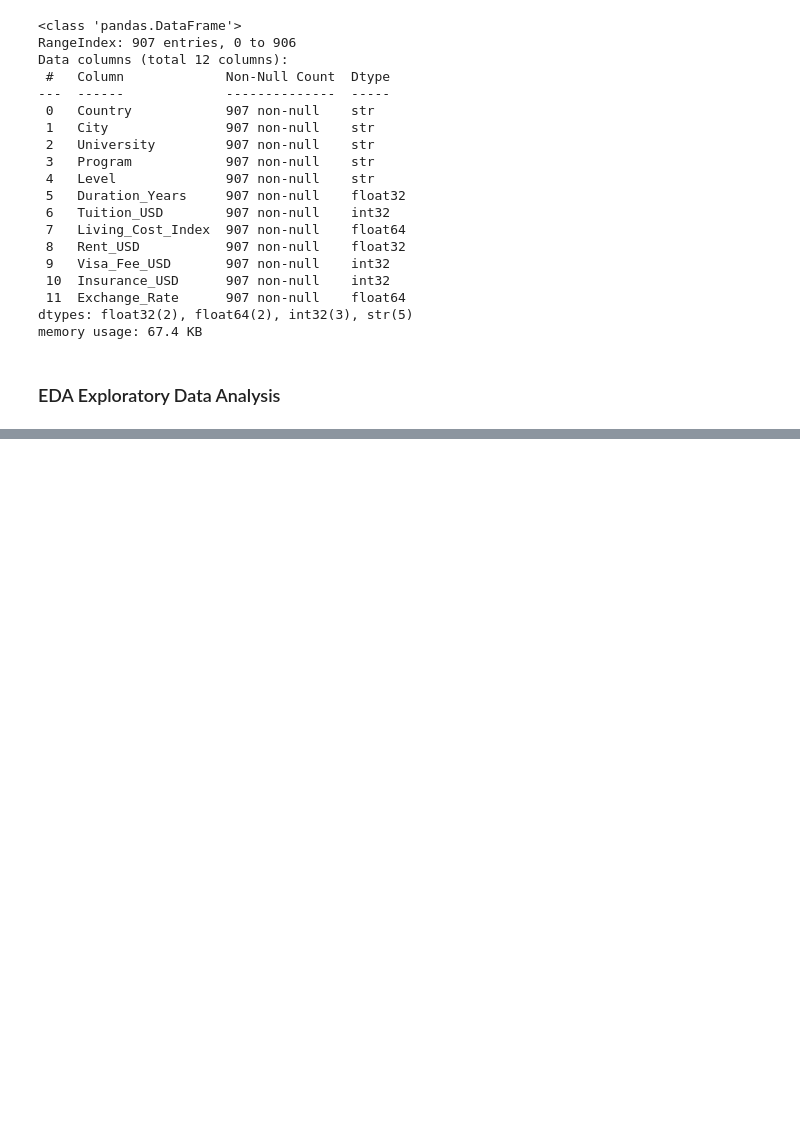
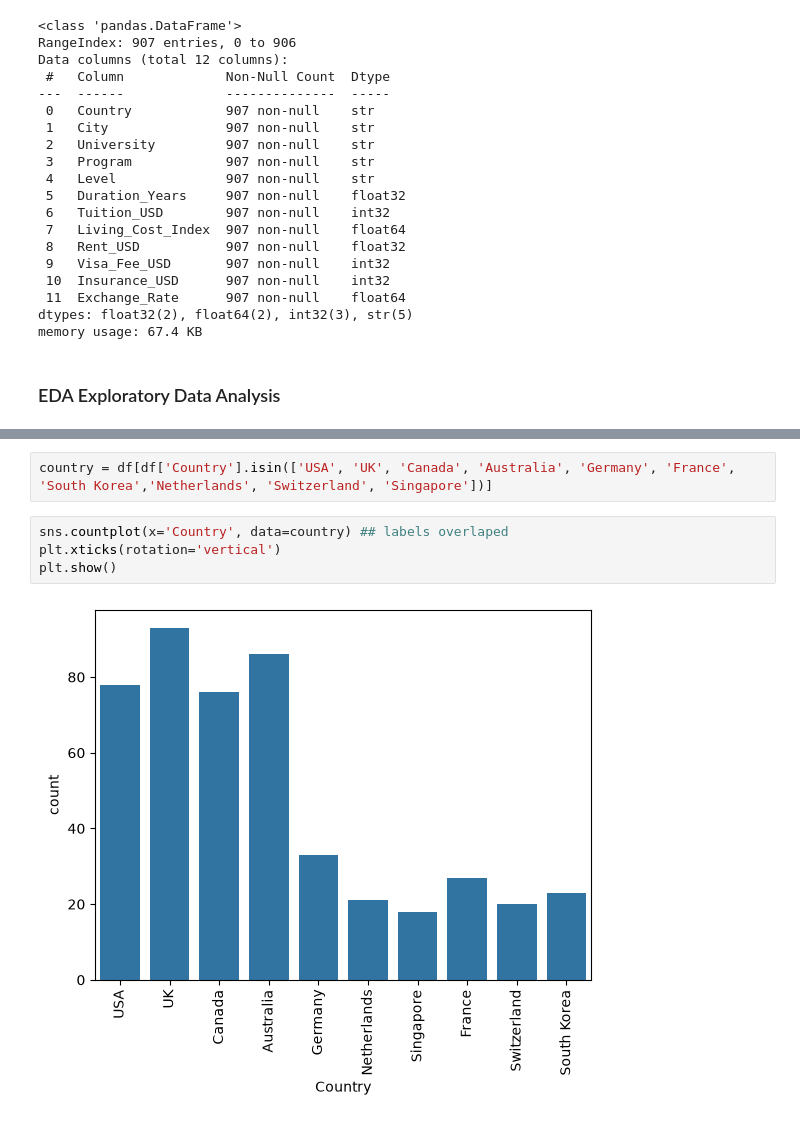
Before and after one commit to saileshchikkam/GEN-Ai, a Jupyter notebook: Machine Learning/ML Model Building/BuildingModel_1.ipynb, the cells around one changed output, grey strips where cells are left out. Cells and saved outputs as stored; diff of their text form; blank space fills up the shorter version.

```diff
--- a/Machine Learning/ML Model Building/BuildingModel_1.ipynb
+++ b/Machine Learning/ML Model Building/BuildingModel_1.ipynb
@@ -337,0 +355,8 @@ memory usage: 67.4 KB
+# %%
+country = df[df['Country'].isin(['USA', 'UK', 'Canada', 'Australia', 'Germany', 'France', 'South Korea','Netherlands', 'Switzerland', 'Singapore'])]
+# %%
+sns.countplot(x='Country', data=country) ## labels overlaped
+plt.xticks(rotation='vertical')
+plt.show()
+# %% [output]
+[figure, added]
```
Also changed, not shown: parts of 31 cells of this notebook.
